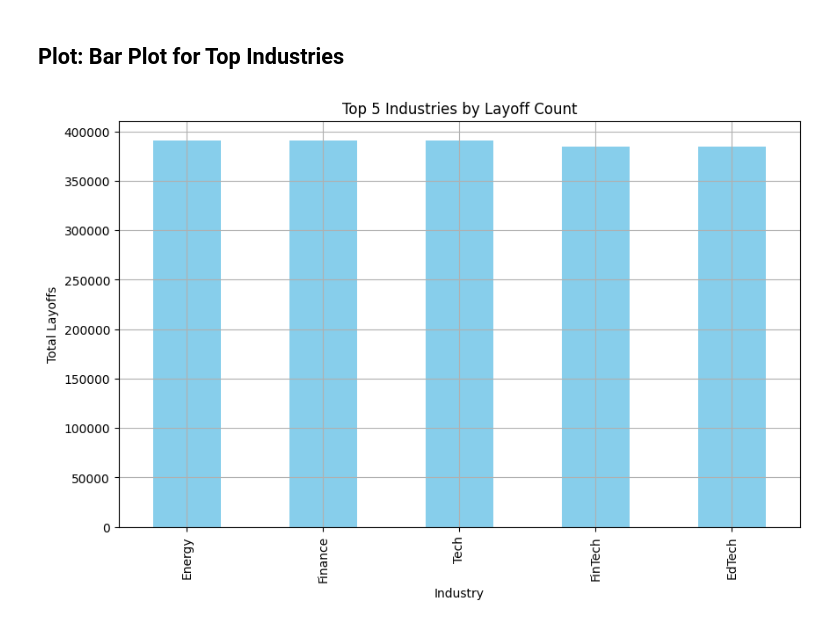
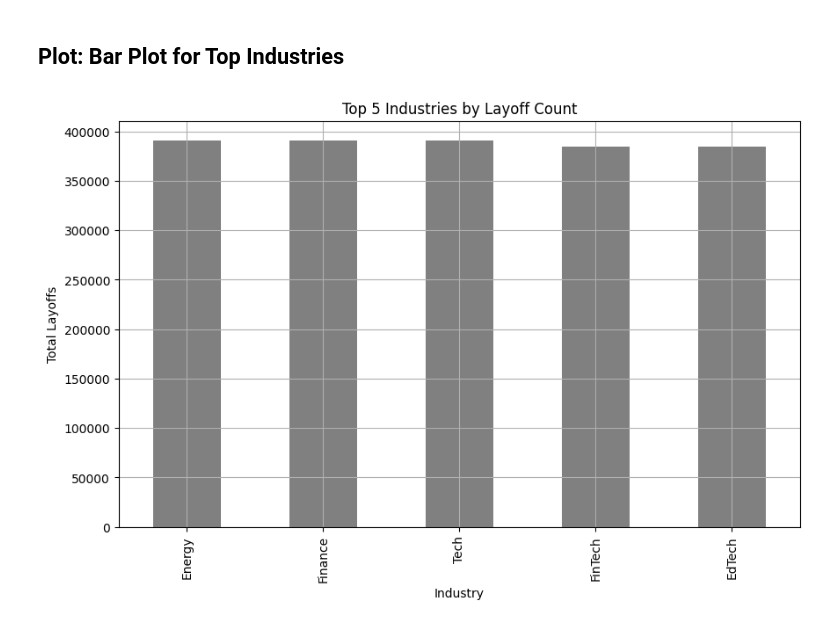
Before and after one commit to RAVIAPTISWETHA/Predictive-Insights-into-Global-Hiring-and-Layoff-Trends, a Jupyter notebook: Predictive_Insights_into_Global_Hiring_and_Layoff_Trends.ipynb, the cells around one changed output. Cells and saved outputs as stored; diff of their text form; code cells hidden in the pictures.

```diff
--- a/Predictive_Insights_into_Global_Hiring_and_Layoff_Trends.ipynb
+++ b/Predictive_Insights_into_Global_Hiring_and_Layoff_Trends.ipynb
@@ -142,11 +142,11 @@ Name: layoff_count, dtype: int64
 ## **Plot: Bar Plot for Top Industries**
 # %%
 plt.figure(figsize=(10,6))
-top_industries.plot(kind='bar', color='skyblue')
+top_industries.plot(kind='bar', color='grey')
 plt.title('Top 5 Industries by Layoff Count')
 plt.xlabel('Industry')
 plt.ylabel('Total Layoffs')
 plt.grid(True)
 plt.show()
 # %% [output]
-[figure, old version]
+[figure, new version]
```
Also changed, not shown: parts of 1 cell of this notebook.
